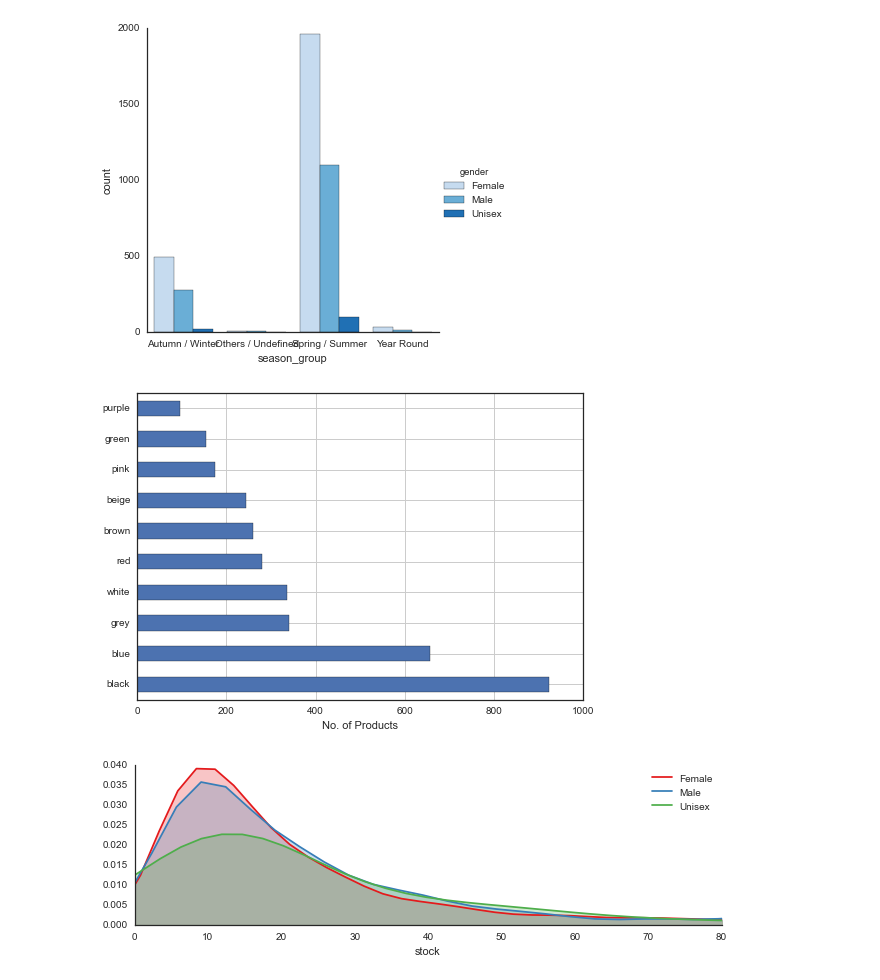
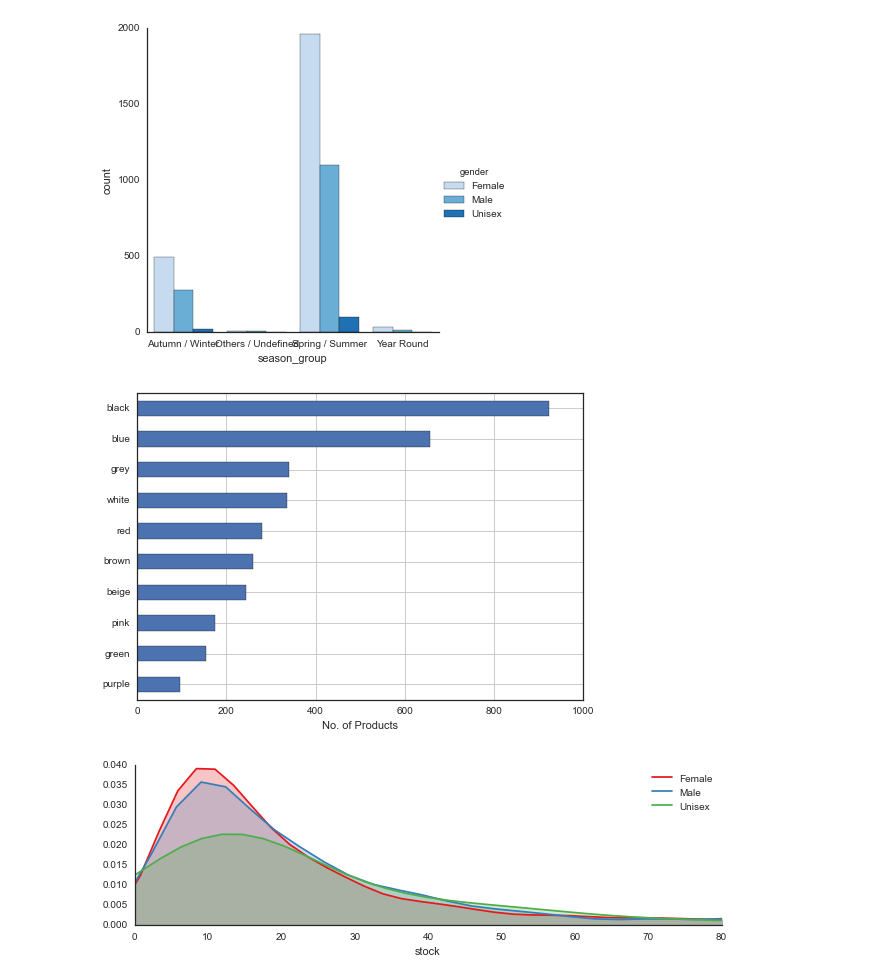
Before and after one commit to jthang/MachineLearningLab, a Jupyter notebook: pdt/lab_pdt.ipynb, the cells around one changed output. Drawn from its saved outputs; the diff is of its cells as text; code cells hidden in the pictures.

```diff
--- a/pdt/lab_pdt.ipynb
+++ b/pdt/lab_pdt.ipynb
@@ -136,9 +137,10 @@ sns.factorplot("season_group", data=df, hue='gender', palette="Blues");
 # %%
-top_colors = df.colors.value_counts()
-top_colors[:10].plot(kind='barh')
+s = df.colors.value_counts()
+ax = s.iloc[:10].plot(kind="barh")
 plt.xlabel('No. of Products');
+ax.invert_yaxis()
 # %% [output]
-[figure, old version]
+[figure, new version]
 # %%
 fg = sns.FacetGrid(df, hue="gender", aspect=3, palette="Set1")
 fg.map(sns.kdeplot, "stock", shade=True)
```
Also changed, not shown: parts of 47 cells of this notebook.
